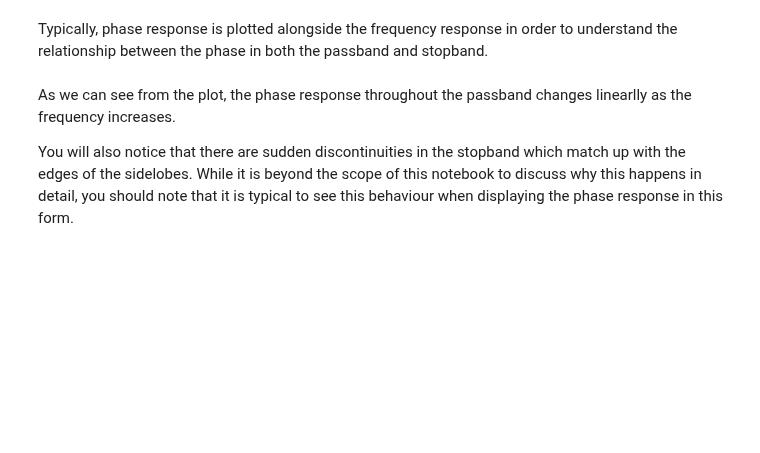
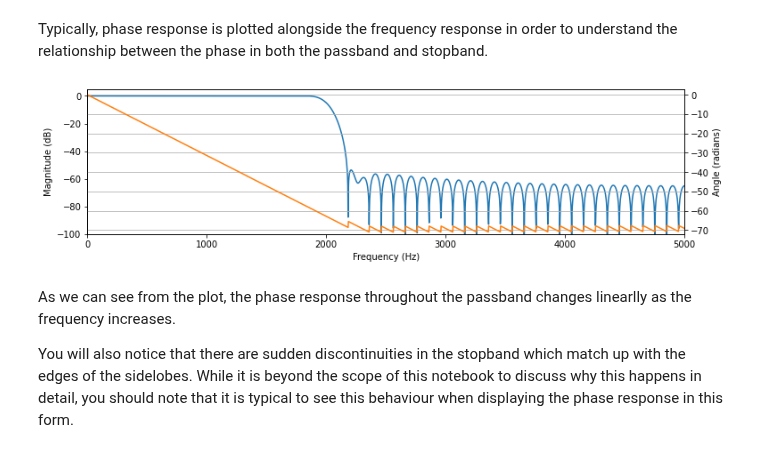
Before and after one commit to strath-sdr/dsp_notebooks, a Jupyter notebook: notebooks/digital_filters/01_digital_filter_design.ipynb, the cells around one changed output. Drawn from its saved outputs; the diff is of its cells as text; code cells hidden in the pictures; blank space fills up the shorter version.

```diff
--- a/notebooks/digital_filters/01_digital_filter_design.ipynb
+++ b/notebooks/digital_filters/01_digital_filter_design.ipynb
@@ -147,23 +151,25 @@ lpf_phase = np.unwrap(np.angle(lpf_fft))
 # %% [markdown]
 Typically, phase response is plotted alongside the frequency response in order to understand the relationship between the phase in both the passband and stopband.
 # %%
-plt.figure(figsize=(10,3))
+plt.figure(figsize=(12,3))
 
 plt.xlabel('Frequency (Hz)')
 plt.ylabel('Magnitude (dB)')
 plt.xlim(0,fs/2)
 plt.ylim(-100,5)
 plt.plot(nf, lpf_fft_db)
 
 plt.twinx()
 plt.ylabel("Angle (radians)")
 plt.axis('tight')
 plt.xlim(0,fs/2)
 plt.ylim(np.floor(min(lpf_phase[0:int(len(lpf_phase)/2)])) ,3)
 plt.plot(nf, lpf_phase, color='tab:orange')
 
 plt.grid(True)
 plt.show()
+# %% [output]
+[figure, added]
 # %% [markdown]
 As we can see from the plot, the phase response throughout the passband changes linearlly as the frequency increases.
 
```
Also changed, not shown: parts of 18 cells of this notebook, 1 other file.
